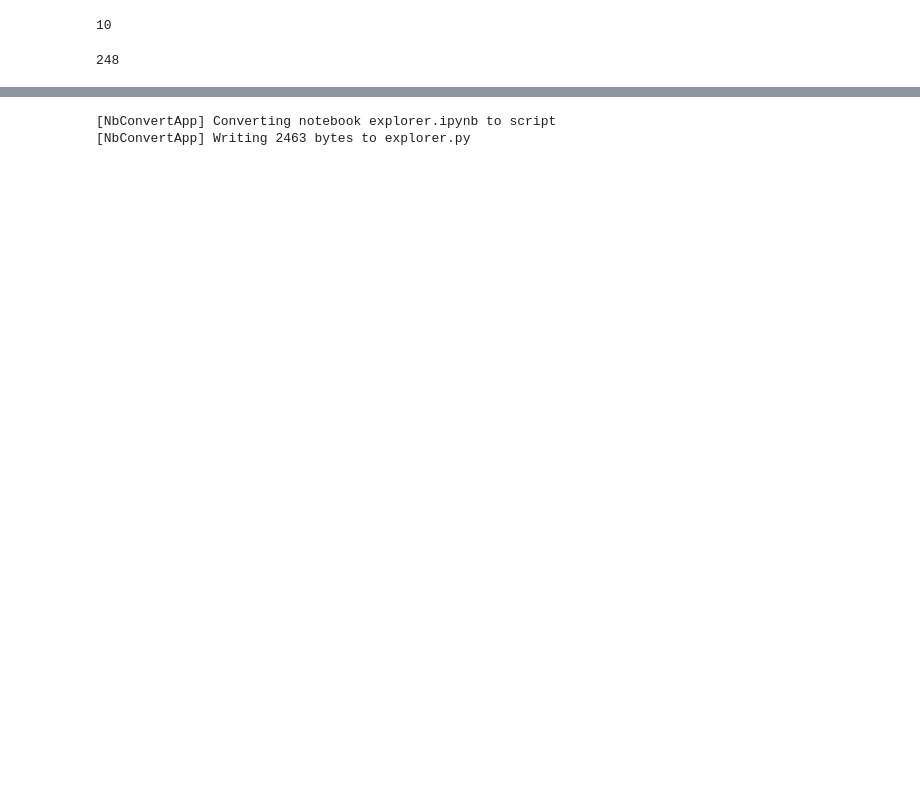
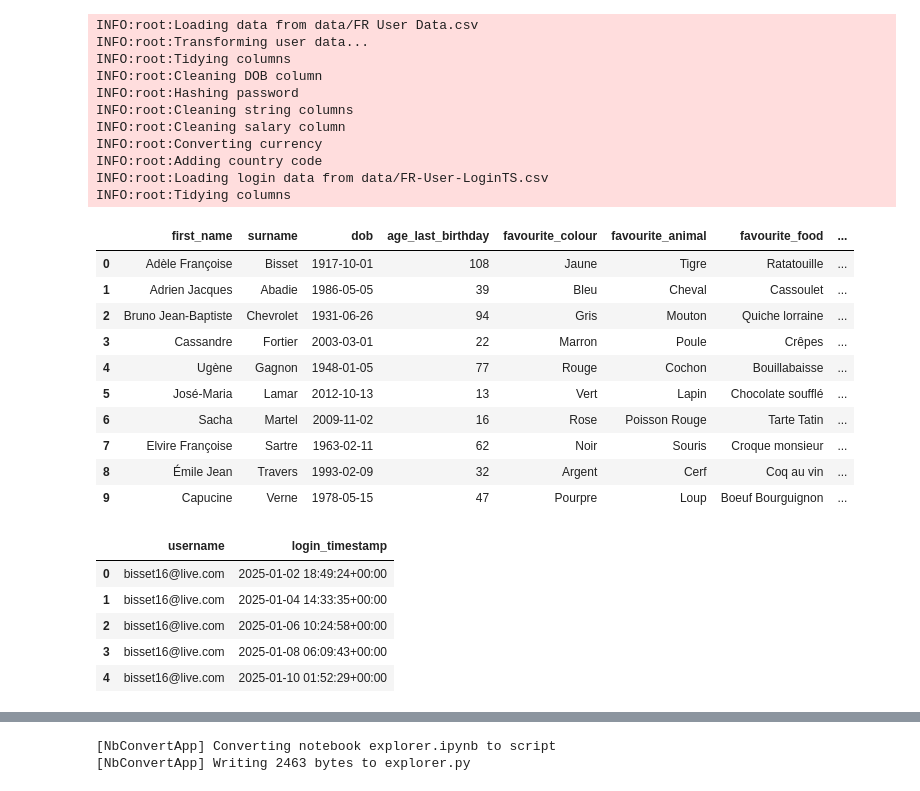
Before and after one commit to SamBPP/L5-DE-Data-Pipelines-T2, a Jupyter notebook: explorer.ipynb, the cells around one changed output, grey strips where cells are left out. Drawn from its saved outputs; the diff is of its cells as text; code cells hidden in the pictures; blank space fills up the shorter version.

```diff
--- a/explorer.ipynb
+++ b/explorer.ipynb
@@ -160,12 +160,62 @@ Name: count, dtype: int64
+# %%
+french_to_english_columns = {
+    'prénom': 'first_name',
+    'nom_de_famille': 'surname',
+    'ddn': 'dob',
+    'âge_dernier_anniversaire': 'age_last_birthday',
+    'couleur_préférée': 'favourite_colour',
+    'animal_préféré': 'favourite_animal',
+    'plat_préféré': 'favourite_food',
+    'genre': 'gender',
+    'mot_de_passe': 'password',
+    'ville': 'city',
+    'département': 'county',
+    'code_postal': 'postcode',
+    'adresse_électronique': 'email',
+    'téléphone': 'phone',
+    'portable': 'mobile',
+    'bac+': 'rqf',
+    'salaire': 'salary',
+    'visites_du_site_web_au_cours_des_30_derniers_jours': 'website_visits_last_30_days'
+}
+# %%
+users_fr = load_user_data('data/FR User Data.csv')
+users_fr = transform_users(users_fr, country_code='FR',
+                           column_mapping=french_to_english_columns,
+                           payment_period=12,
+                           currency='Euro')
+logins_fr = load_login_data('data/FR-User-LoginTS.csv', 'Europe/Paris')
+display(users_fr.head(10), logins_fr.head())
+# %% [output]
+INFO:root:Loading data from data/FR User Data.csv
+INFO:root:Transforming user data...
+INFO:root:Tidying columns
+INFO:root:Cleaning DOB column
+INFO:root:Hashing password
+INFO:root:Cleaning string columns
+INFO:root:Cleaning salary column
+INFO:root:Converting currency
+INFO:root:Adding country code
+INFO:root:Loading login data from data/FR-User-LoginTS.csv
+INFO:root:Tidying columns
+|  | first_name | surname | dob | age_last_birthday | favourite_colour | favourite_animal | favourite_food | ... |
+| 0 | Adèle Françoise | Bisset | 1917-10-01 | 108 | Jaune | Tigre | Ratatouille | ... |
+| 1 | Adrien Jacques | Abadie | 1986-05-05 | 39 | Bleu | Cheval | Cassoulet | ... |
+| 2 | Bruno Jean-Baptiste | Chevrolet | 1931-06-26 | 94 | Gris | Mouton | Quiche lorraine | ... |
+| 3 | Cassandre | Fortier | 2003-03-01 | 22 | Marron | Poule | Crêpes | ... |
+| 4 | Ugène | Gagnon | 1948-01-05 | 77 | Rouge | Cochon | Bouillabaisse | ... |
+| 5 | José-Maria | Lamar | 2012-10-13 | 13 | Vert | Lapin | Chocolate soufflé | ... |
+| 6 | Sacha | Martel | 2009-11-02 | 16 | Rose | Poisson Rouge | Tarte Tatin | ... |
+| 7 | Elvire Françoise | Sartre | 1963-02-11 | 62 | Noir | Souris | Croque monsieur | ... |
+| 8 | Émile Jean | Travers | 1993-02-09 | 32 | Argent | Cerf | Coq au vin | ... |
+| 9 | Capucine | Verne | 1978-05-15 | 47 | Pourpre | Loup | Boeuf Bourguignon | ... |
+|  | username | login_timestamp |
+| 0 | bisset16@live.com | 2025-01-02 18:49:24+00:00 |
+| 1 | bisset16@live.com | 2025-01-04 14:33:35+00:00 |
+| 2 | bisset16@live.com | 2025-01-06 10:24:58+00:00 |
+| 3 | bisset16@live.com | 2025-01-08 06:09:43+00:00 |
+| 4 | bisset16@live.com | 2025-01-10 01:52:29+00:00 |
 # %%
 !sqlite3 customers.db < create_database.sql
 # %%
 conn = sqlite3.connect("customers.db")
-# %%
-users.to_sql('users', conn, if_exists='append', index=False)
-# %% [output]
-10
-# %%
-logins.to_sql('logins', conn, if_exists='append', index=False)
-# %% [output]
-248
```
Also changed, not shown: parts of 23 cells of this notebook, 3 other files.
